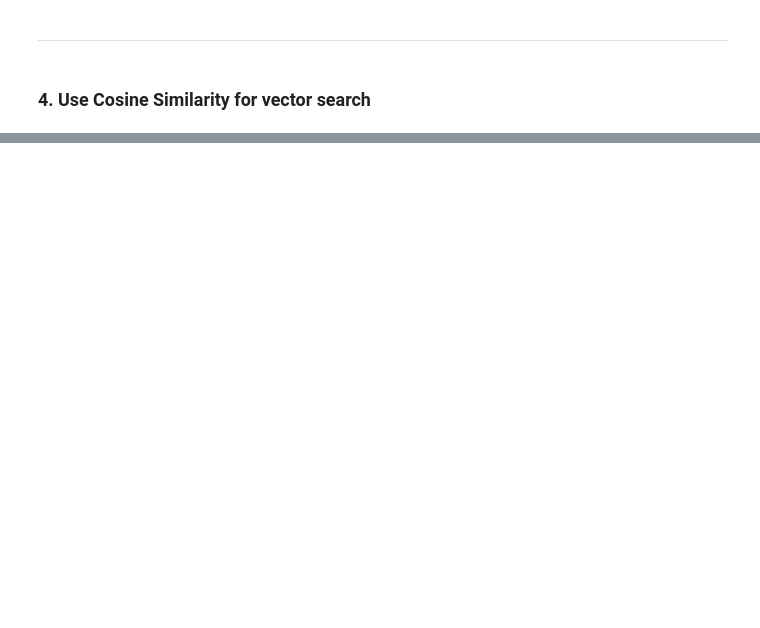
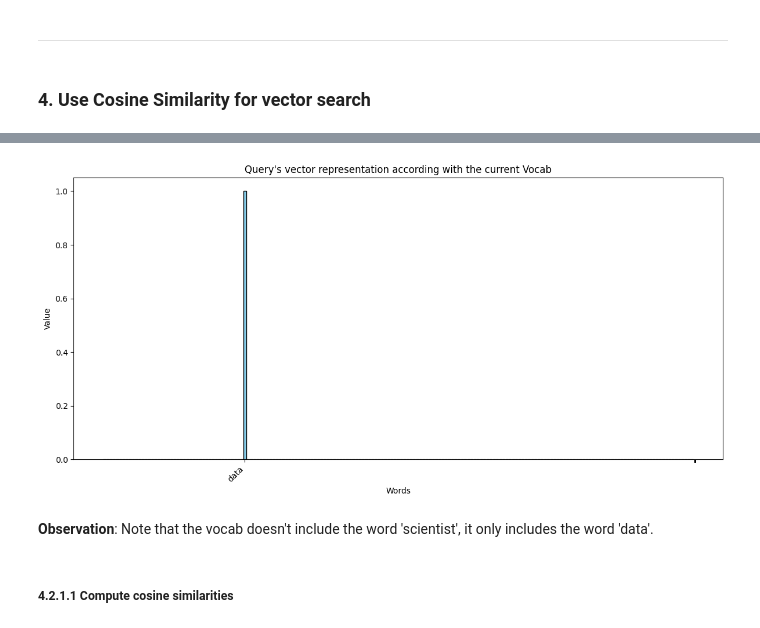
Before and after one commit to FederCO23/Potential_Talents_-_Yc1Y0PqXJsbGtBoy, a Jupyter notebook: Potential_Talents_part1.ipynb, the cells around one changed output, grey strips where cells are left out. Saved outputs shown, nothing was run; the diff lists cells and outputs as text; code cells hidden in the pictures; blank space fills up the shorter version.

```diff
--- a/Potential_Talents_part1.ipynb
+++ b/Potential_Talents_part1.ipynb
@@ -453,0 +521,16 @@ plt.show()
+# %%
+# Encode the query
+job_title_len = len(query_to_tokens)
+word_counts = Counter(query_to_tokens)
+df_query = np.zeros(len(vocab), dtype=float)
+
+# query's TF
+for word, count in word_counts.items():
+    if word in word_to_index:
+        df_query[word_to_index[word]] = count / job_title_len
+# %%
+# apply the same smoothed IDF
+query_tfidf = df_query * df_idf_smoothed
+
+# normalize the query vector (L2 norm)
+query_tfidf_norm = query_tfidf / np.linalg.norm(query_tfidf)
@@ -453,0 +551,21 @@ plt.show()
+# %%
+# Create the index_to_word
+index_to_word = { value: key for key, value in word_to_index.items()}
+# %%
+non_zero_vocab_labels = ["" if value == 0 else index_to_word[idx] for idx, value in enumerate(df_query)]
+# %%
+# Plot
+plt.figure(figsize=(12, 6))
+plt.bar(vocab, query_tfidf_norm, color='skyblue', edgecolor='black')
+plt.xticks(ticks=non_zero_vocab_labels,labels=non_zero_vocab_labels, rotation=45, ha='right')
+plt.title("Query's vector representation according with the current Vocab")
+plt.xlabel("Words")
+plt.ylabel("Value")
+plt.tight_layout()
+plt.show()
+# %% [output]
+[figure, added]
+# %% [markdown]
+**Observation**: Note that the vocab doesn't include the word 'scientist', it only includes the word 'data'.
+# %% [markdown]
+##### 4.2.1.1 Compute cosine similarities
```
Also changed, not shown: parts of 27 cells of this notebook.
